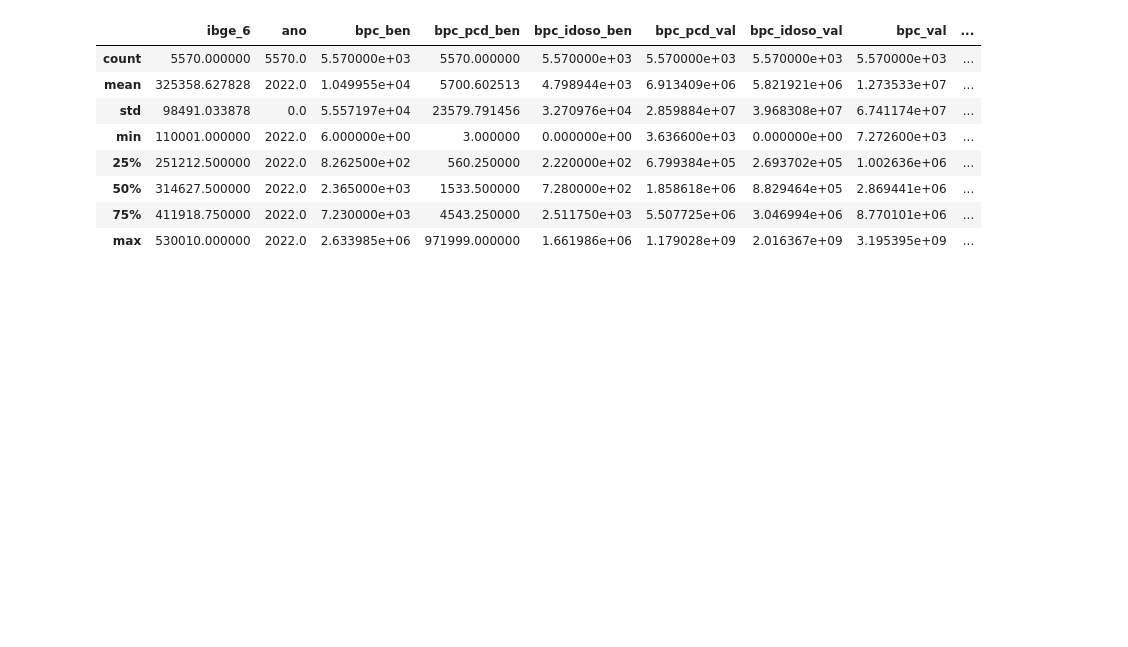
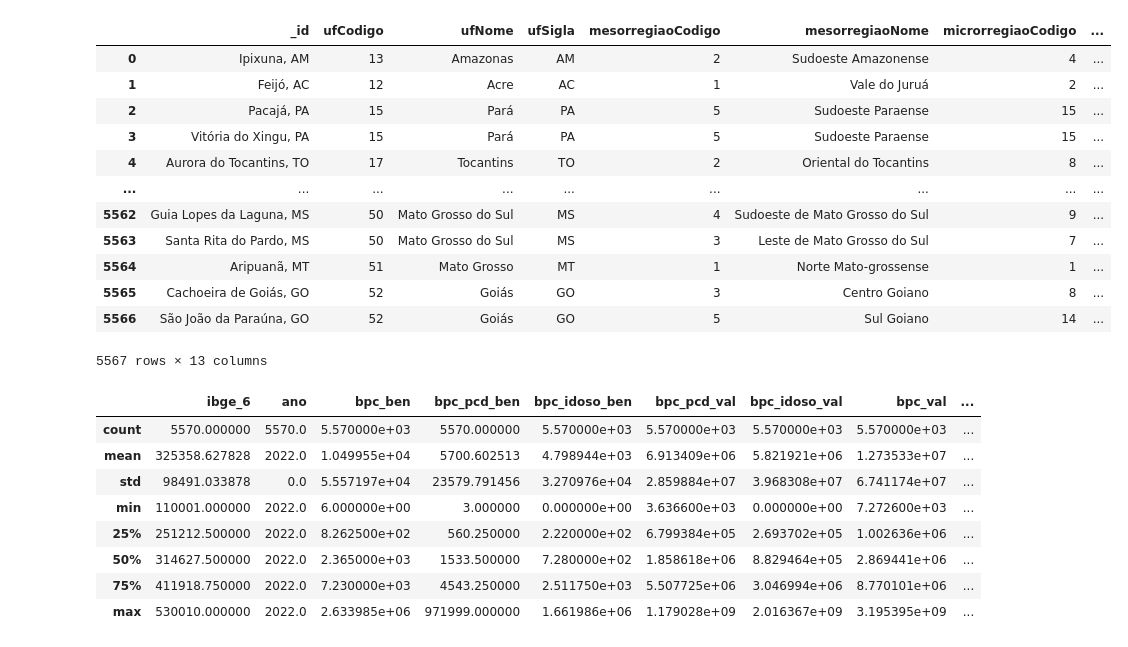
Before and after one commit to heliomacedofilho/projetos-do-bootcamp-analise-de-dados-enap-2023, a Jupyter notebook: presenca_das_politicas_publicas_sociais_nos_municipios/BPC-2022.ipynb, the cells around one changed output. Saved outputs shown, nothing was run; the diff lists cells and outputs as text; code cells hidden in the pictures; blank space fills up the shorter version.

```diff
--- a/presenca_das_politicas_publicas_sociais_nos_municipios/BPC-2022.ipynb
+++ b/presenca_das_politicas_publicas_sociais_nos_municipios/BPC-2022.ipynb
@@ -28,6 +31,22 @@ df_fpm_2022 = pd.read_csv('data\Bases\FPM-por-Municipio.csv', sep = ";", encodin
 df_mul_siafi_ibge = pd.read_excel('data\Bases\municipios.xlsx')#este arquivo foi utilizado para relacionar o código siafi com o código IBGE
 
 regioes = pd.read_json('data\Bases\municipios-poligonos.json')#este arquivo foi utilizado para relacionar o código IBGE com os estados e regiões
+# %%
+regioes
+# %% [output]
+|  | _id | ufCodigo | ufNome | ufSigla | mesorregiaoCodigo | mesorregiaoNome | microrregiaoCodigo | ... |
+| 0 | Ipixuna, AM | 13 | Amazonas | AM | 2 | Sudoeste Amazonense | 4 | ... |
+| 1 | Feijó, AC | 12 | Acre | AC | 1 | Vale do Juruá | 2 | ... |
+| 2 | Pacajá, PA | 15 | Pará | PA | 5 | Sudoeste Paraense | 15 | ... |
+| 3 | Vitória do Xingu, PA | 15 | Pará | PA | 5 | Sudoeste Paraense | 15 | ... |
+| 4 | Aurora do Tocantins, TO | 17 | Tocantins | TO | 2 | Oriental do Tocantins | 8 | ... |
+| ... | ... | ... | ... | ... | ... | ... | ... | ... |
+| 5562 | Guia Lopes da Laguna, MS | 50 | Mato Grosso do Sul | MS | 4 | Sudoeste de Mato Grosso do Sul | 9 | ... |
+| 5563 | Santa Rita do Pardo, MS | 50 | Mato Grosso do Sul | MS | 3 | Leste de Mato Grosso do Sul | 7 | ... |
+| 5564 | Aripuanã, MT | 51 | Mato Grosso | MT | 1 | Norte Mato-grossense | 1 | ... |
+| 5565 | Cachoeira de Goiás, GO | 52 | Goiás | GO | 3 | Centro Goiano | 8 | ... |
+| 5566 | São João da Paraúna, GO | 52 | Goiás | GO | 5 | Sul Goiano | 14 | ... |
+5567 rows × 13 columns
 # %%
 #limpando a base de dados do BPC-2022
 df_bpc_2022['ano'] = df_bpc_2022['anomes'].apply(lambda x: int(str(x)[:4]))#separando mês e ano para uma futura comparação mês a mês (na análise não fizemos esta comparação)
```
Also changed, not shown: parts of 3 cells of this notebook.
